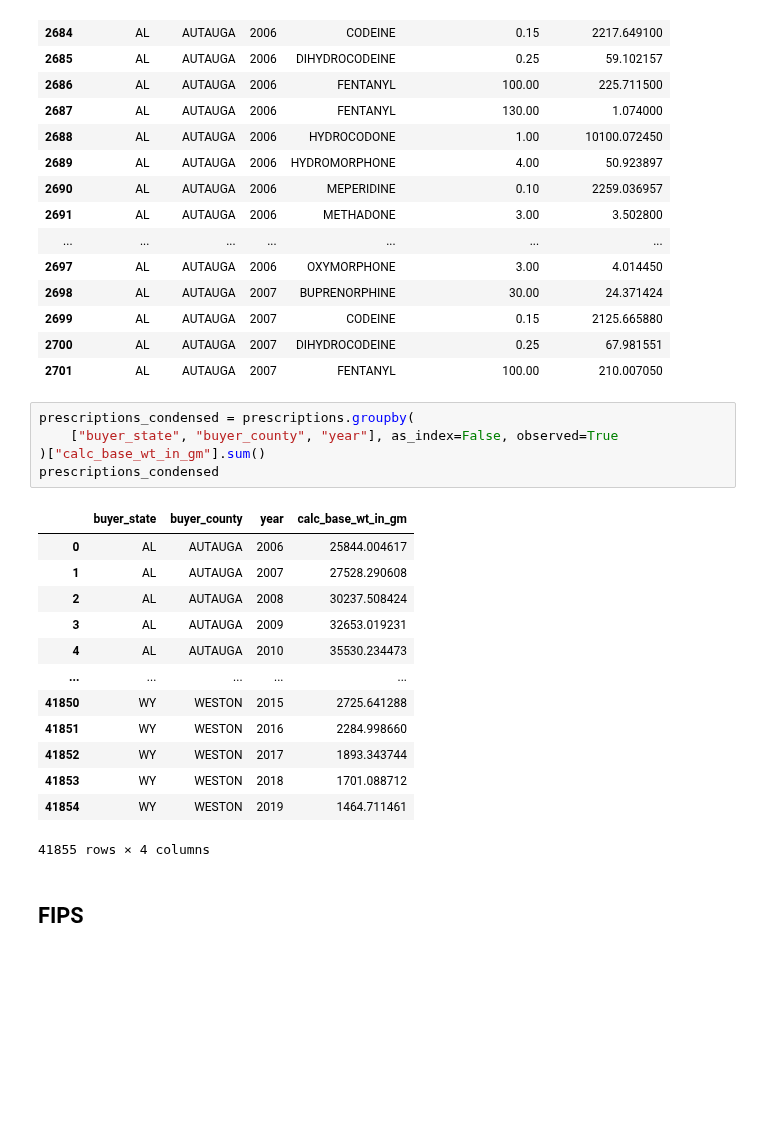
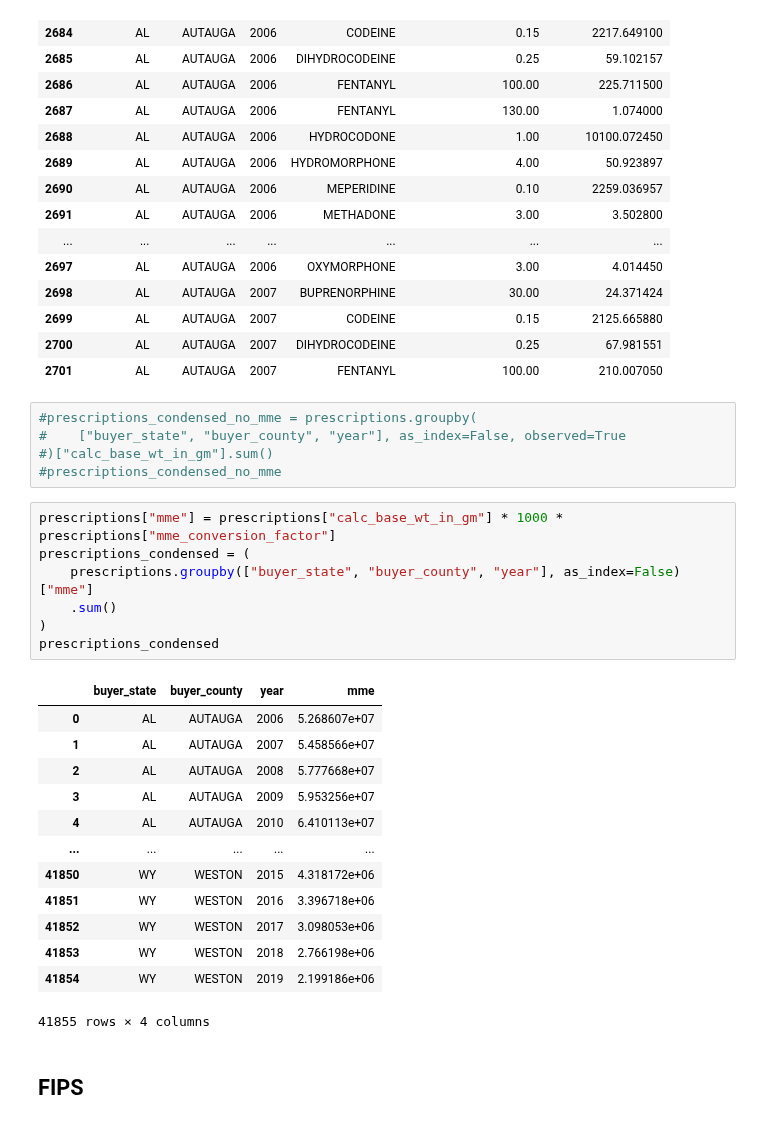
Before and after one commit to rakiranelson/IDS590-Opioids-Final-Project, a Jupyter notebook: opioid_project_cleaning.ipynb, the cells around one changed output. Cells and saved outputs as stored; diff of their text form; blank space fills up the shorter version.

```diff
--- a/opioid_project_cleaning.ipynb
+++ b/opioid_project_cleaning.ipynb
@@ -45,24 +45,31 @@ prescriptions.head(20)
 | 2700 | AL | AUTAUGA | 2007 | DIHYDROCODEINE | 0.25 | 67.981551 |
 | 2701 | AL | AUTAUGA | 2007 | FENTANYL | 100.00 | 210.007050 |
 # %%
-prescriptions_condensed = prescriptions.groupby(
-    ["buyer_state", "buyer_county", "year"], as_index=False, observed=True
-)["calc_base_wt_in_gm"].sum()
-prescriptions_condensed
+#prescriptions_condensed_no_mme = prescriptions.groupby(
+#    ["buyer_state", "buyer_county", "year"], as_index=False, observed=True
+#)["calc_base_wt_in_gm"].sum()
+#prescriptions_condensed_no_mme
-# %% [output]
-|  | buyer_state | buyer_county | year | calc_base_wt_in_gm |
-| 0 | AL | AUTAUGA | 2006 | 25844.004617 |
-| 1 | AL | AUTAUGA | 2007 | 27528.290608 |
-| 2 | AL | AUTAUGA | 2008 | 30237.508424 |
-| 3 | AL | AUTAUGA | 2009 | 32653.019231 |
-| 4 | AL | AUTAUGA | 2010 | 35530.234473 |
-| ... | ... | ... | ... | ... |
-| 41850 | WY | WESTON | 2015 | 2725.641288 |
-| 41851 | WY | WESTON | 2016 | 2284.998660 |
-| 41852 | WY | WESTON | 2017 | 1893.343744 |
-| 41853 | WY | WESTON | 2018 | 1701.088712 |
-| 41854 | WY | WESTON | 2019 | 1464.711461 |
-41855 rows × 4 columns
+# %%
+prescriptions["mme"] = prescriptions["calc_base_wt_in_gm"] * 1000 * prescriptions["mme_conversion_factor"]
+prescriptions_condensed = (
+    prescriptions.groupby(["buyer_state", "buyer_county", "year"], as_index=False)["mme"]
+    .sum()
+)
+prescriptions_condensed
+# %% [output]
+|  | buyer_state | buyer_county | year | mme |
+| 0 | AL | AUTAUGA | 2006 | 5.268607e+07 |
+| 1 | AL | AUTAUGA | 2007 | 5.458566e+07 |
+| 2 | AL | AUTAUGA | 2008 | 5.777668e+07 |
+| 3 | AL | AUTAUGA | 2009 | 5.953256e+07 |
+| 4 | AL | AUTAUGA | 2010 | 6.410113e+07 |
+| ... | ... | ... | ... | ... |
+| 41850 | WY | WESTON | 2015 | 4.318172e+06 |
+| 41851 | WY | WESTON | 2016 | 3.396718e+06 |
+| 41852 | WY | WESTON | 2017 | 3.098053e+06 |
+| 41853 | WY | WESTON | 2018 | 2.766198e+06 |
+| 41854 | WY | WESTON | 2019 | 2.199186e+06 |
+41855 rows × 4 columns
 # %% [markdown]
 ## FIPS
 # %%
```
Also changed, not shown: parts of 8 cells of this notebook, 3 other files.
